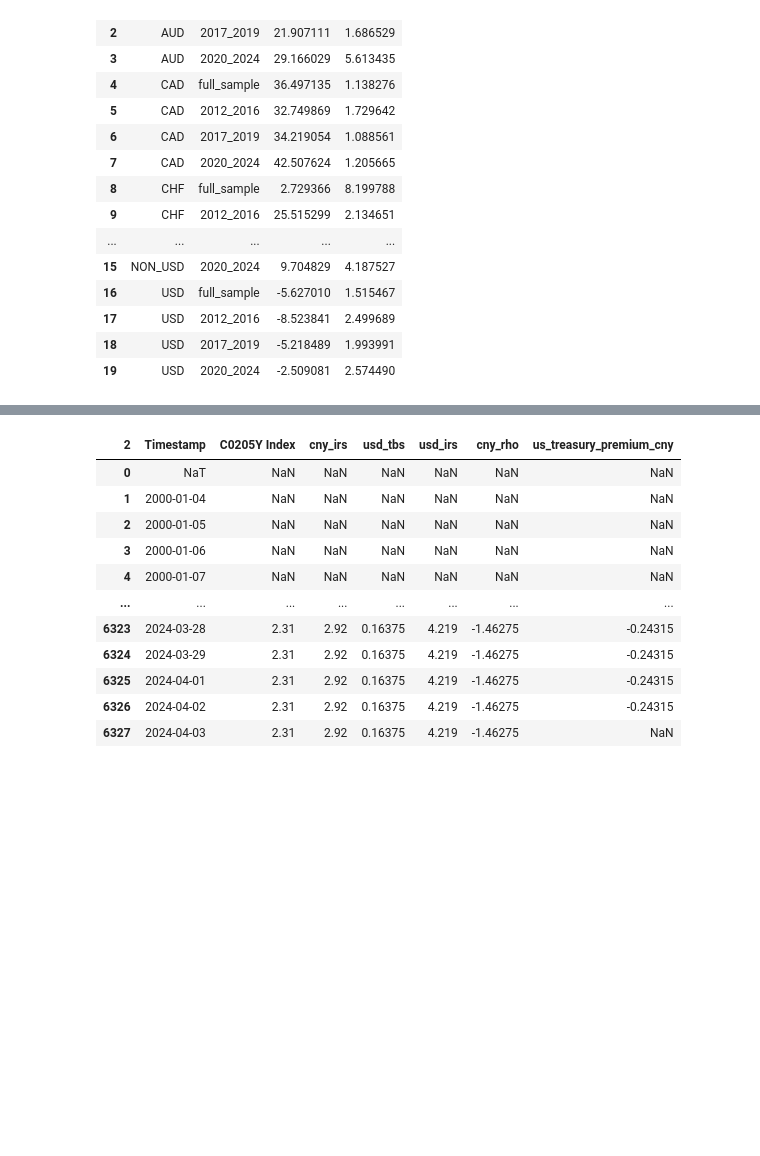
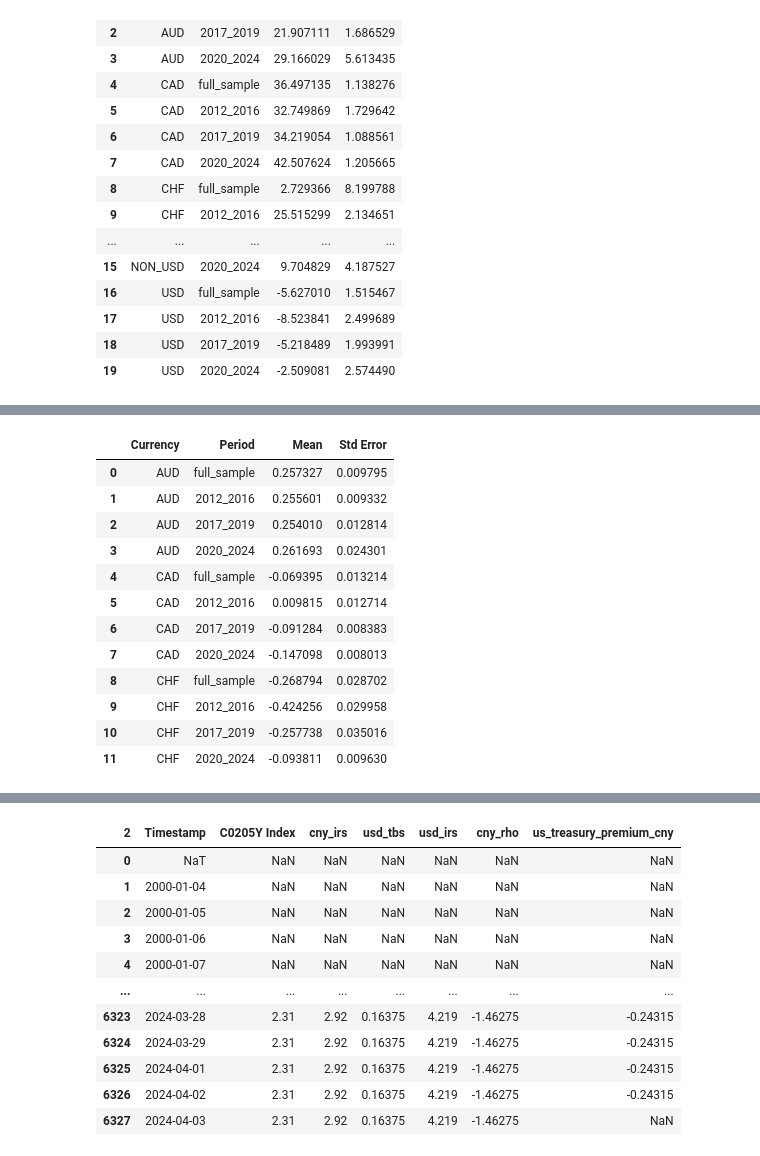
Before and after one commit to NicholasWatney/MGT6769-The-U.S.-Treasury-Premium, a Jupyter notebook: 10yearTreasuryPremium-2.ipynb, the cells around one changed output, grey strips where cells are left out. Drawn from its saved outputs; the diff is of its cells as text; code cells hidden in the pictures; blank space fills up the shorter version.

```diff
--- a/10yearTreasuryPremium-2.ipynb
+++ b/10yearTreasuryPremium-2.ipynb
@@ -360,0 +370,2 @@ df_pivot
+# %%
+aus_full_mean, aus_full_ste = calculate_stats(df_aus_5y, *full_sample, 'aud_bs')
@@ -360,0 +384,20 @@ df_pivot
+# %%
+results_bs = {
+    'AUD': {'full_sample': None, '2012_2016': None, '2017_2019': None, '2020_2024': None},
+    'CAD': {'full_sample': None, '2012_2016': None, '2017_2019': None, '2020_2024': None},
+    'CHF': {'full_sample': None, '2012_2016': None, '2017_2019': None, '2020_2024': None},
+}
+results_bs['AUD']['full_sample'] = {'Mean': aus_full_mean, 'Std Error': aus_full_ste}
+results_bs['AUD']['2012_2016'] = {'Mean': aus_period1_mean, 'Std Error': aus_period1_ste}
+results_bs['AUD']['2017_2019'] = {'Mean': aus_period2_mean, 'Std Error': aus_period2_ste}
+results_bs['AUD']['2020_2024'] = {'Mean': aus_period3_mean, 'Std Error': aus_period3_ste}
+
+results_bs['CAD']['full_sample'] = {'Mean': cad_full_mean, 'Std Error': cad_full_ste}
+results_bs['CAD']['2012_2016'] = {'Mean': cad_period1_mean, 'Std Error': cad_period1_ste}
+results_bs['CAD']['2017_2019'] = {'Mean': cad_period2_mean, 'Std Error': cad_period2_ste}
+results_bs['CAD']['2020_2024'] = {'Mean': cad_period3_mean, 'Std Error': cad_period3_ste}
+
+results_bs['CHF']['full_sample'] = {'Mean': chf_full_mean, 'Std Error': chf_full_ste}
+results_bs['CHF']['2012_2016'] = {'Mean': chf_period1_mean, 'Std Error': chf_period1_ste}
+results_bs['CHF']['2017_2019'] = {'Mean': chf_period2_mean, 'Std Error': chf_period2_ste}
+results_bs['CHF']['2020_2024'] = {'Mean': chf_period3_mean, 'Std Error': chf_period3_ste}
@@ -360,0 +424,30 @@ df_pivot
+# %%
+df_results_bs = pd.DataFrame.from_dict({(i,j): results_bs[i][j]
+                                     for i in results_bs.keys()
+                                     for j in results_bs[i].keys()},
+                                     orient='index')
+
+# Give proper names to the multi-level index
+df_results_bs.index.names = ['Currency', 'Period']
+
+# Reset the index if you prefer that format
+df_results_bs.reset_index(inplace=True)
+
+# Rename columns to match the table format in the image
+df_results_bs.columns = ['Currency', 'Period', 'Mean', 'Std Error']
+# %%
+df_results_bs
+# %% [output]
+|  | Currency | Period | Mean | Std Error |
+| 0 | AUD | full_sample | 0.257327 | 0.009795 |
+| 1 | AUD | 2012_2016 | 0.255601 | 0.009332 |
+| 2 | AUD | 2017_2019 | 0.254010 | 0.012814 |
+| 3 | AUD | 2020_2024 | 0.261693 | 0.024301 |
+| 4 | CAD | full_sample | -0.069395 | 0.013214 |
+| 5 | CAD | 2012_2016 | 0.009815 | 0.012714 |
+| 6 | CAD | 2017_2019 | -0.091284 | 0.008383 |
+| 7 | CAD | 2020_2024 | -0.147098 | 0.008013 |
+| 8 | CHF | full_sample | -0.268794 | 0.028702 |
+| 9 | CHF | 2012_2016 | -0.424256 | 0.029958 |
+| 10 | CHF | 2017_2019 | -0.257738 | 0.035016 |
+| 11 | CHF | 2020_2024 | -0.093811 | 0.009630 |
```
Also changed, not shown: parts of 7 cells of this notebook.
